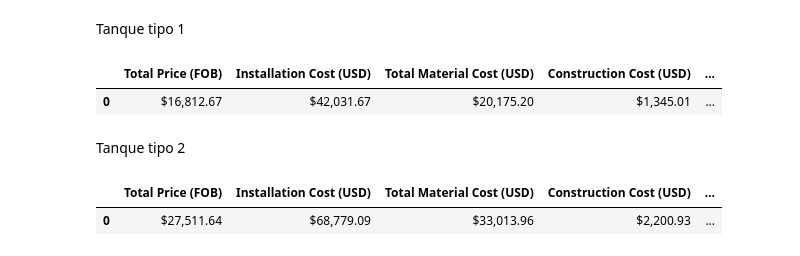
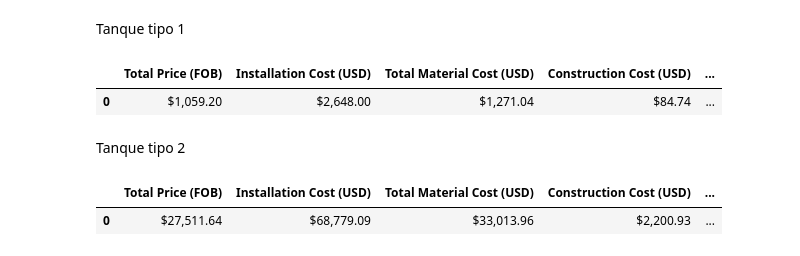
Before and after one commit to SOTO729/8vo, a Jupyter notebook: Evaluacion económica/Calculo de costos.ipynb, the cells around one changed output. Drawn from its saved outputs; the diff is of its cells as text; code cells hidden in the pictures.

```diff
--- a/Evaluacion económica/Calculo de costos.ipynb
+++ b/Evaluacion económica/Calculo de costos.ipynb
@@ -137,12 +139,12 @@ T3="Type III & IV"
 Tanque tipo 1
 # %%
 tank_type = T1
-gas_mass = 1000   # in ton
+gas_mass = 63   # in ton
 calculator1 = TankCostCalculator(tank_type, gas_mass)
 calculator1.extras_df
 # %% [output]
 |  | Total Price (FOB) | Installation Cost (USD) | Total Material Cost (USD) | Construction Cost (USD) | ... |
-| 0 | $16,812.67 | $42,031.67 | $20,175.20 | $1,345.01 | ... |
+| 0 | $1,059.20 | $2,648.00 | $1,271.04 | $84.74 | ... |
 # %% [markdown]
 Tanque tipo 2
 # %%
```
Also changed, not shown: parts of 2 cells of this notebook.
